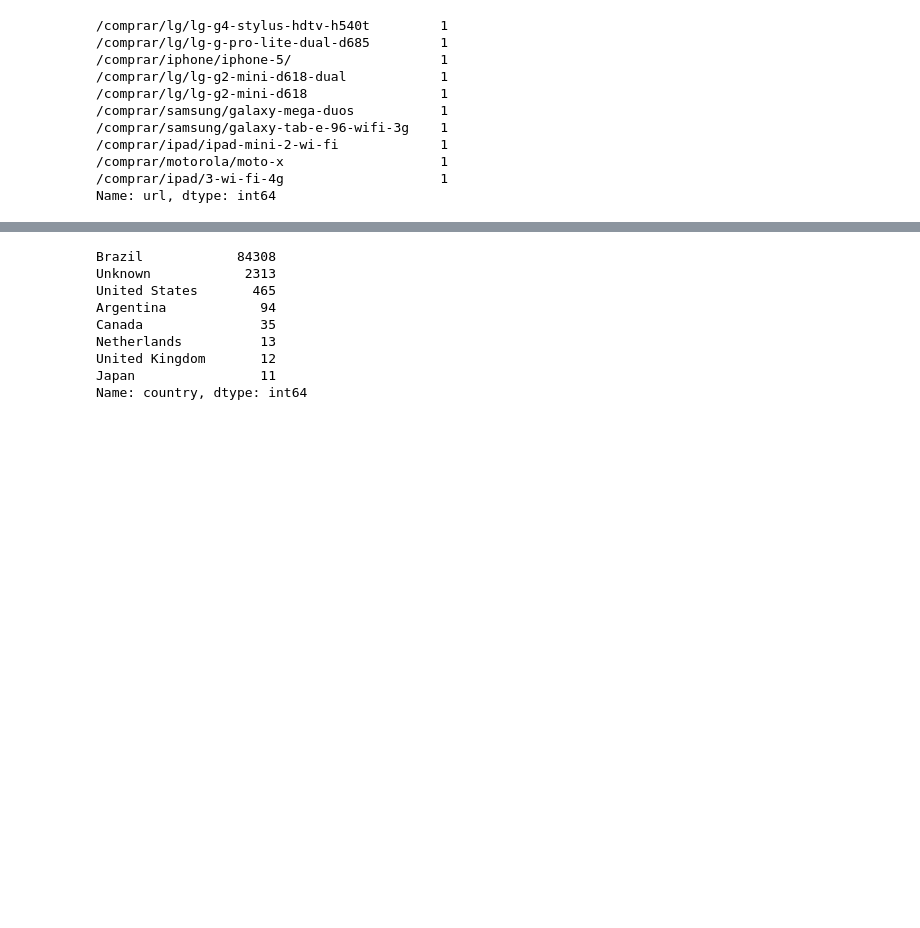
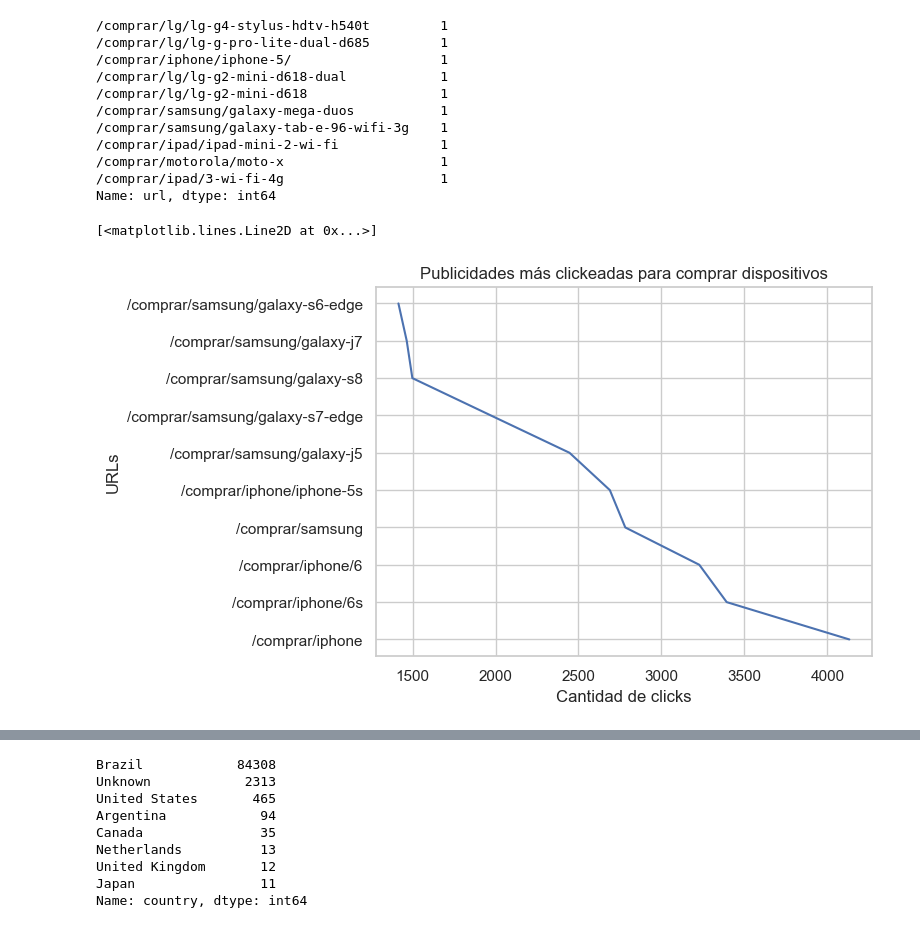
Before and after one commit to ConstanzaGonzalez/DatataFrita, a Jupyter notebook: tp/informe.ipynb, the cells around one changed output, grey strips where cells are left out. Drawn from its saved outputs; the diff is of its cells as text; code cells hidden in the pictures; blank space fills up the shorter version.

```diff
--- a/tp/informe.ipynb
+++ b/tp/informe.ipynb
@@ -1610,7 +1610,7 @@ df_comprando = df_events[df_events["es_comprar"]==True]
 # df_comprando["person"].value_counts()
 
 # Modelos a comprar
-df_comprando["url"].value_counts().head(10)
+publicidades_comprar = df_comprando["url"].value_counts().head(10)
 
 ## Vemos que las marcas que insinúan a la gente a clickear las publicidades son
 ## iphone, samsung y motorola (en orden)
@@ -1641,6 +1629,14 @@ df_comprando["url"].value_counts().tail(10)
 /comprar/motorola/moto-x                    1
 /comprar/ipad/3-wi-fi-4g                    1
 Name: url, dtype: int64
+# %%
+fig, ax = plt.subplots()
+ax.set(xlabel='Cantidad de clicks', ylabel='URLs',
+       title='Publicidades más clickeadas para comprar dispositivos')
+ax.plot(publicidades_comprar.values, publicidades_comprar.index.values)
+# %% [output]
+[<matplotlib.lines.Line2D at 0x...>]
+[figure, added]
 # %%
 # 3) Checkout y conversion - Patrones segun usuarios
 
```
Also changed, not shown: parts of 15 cells of this notebook.
